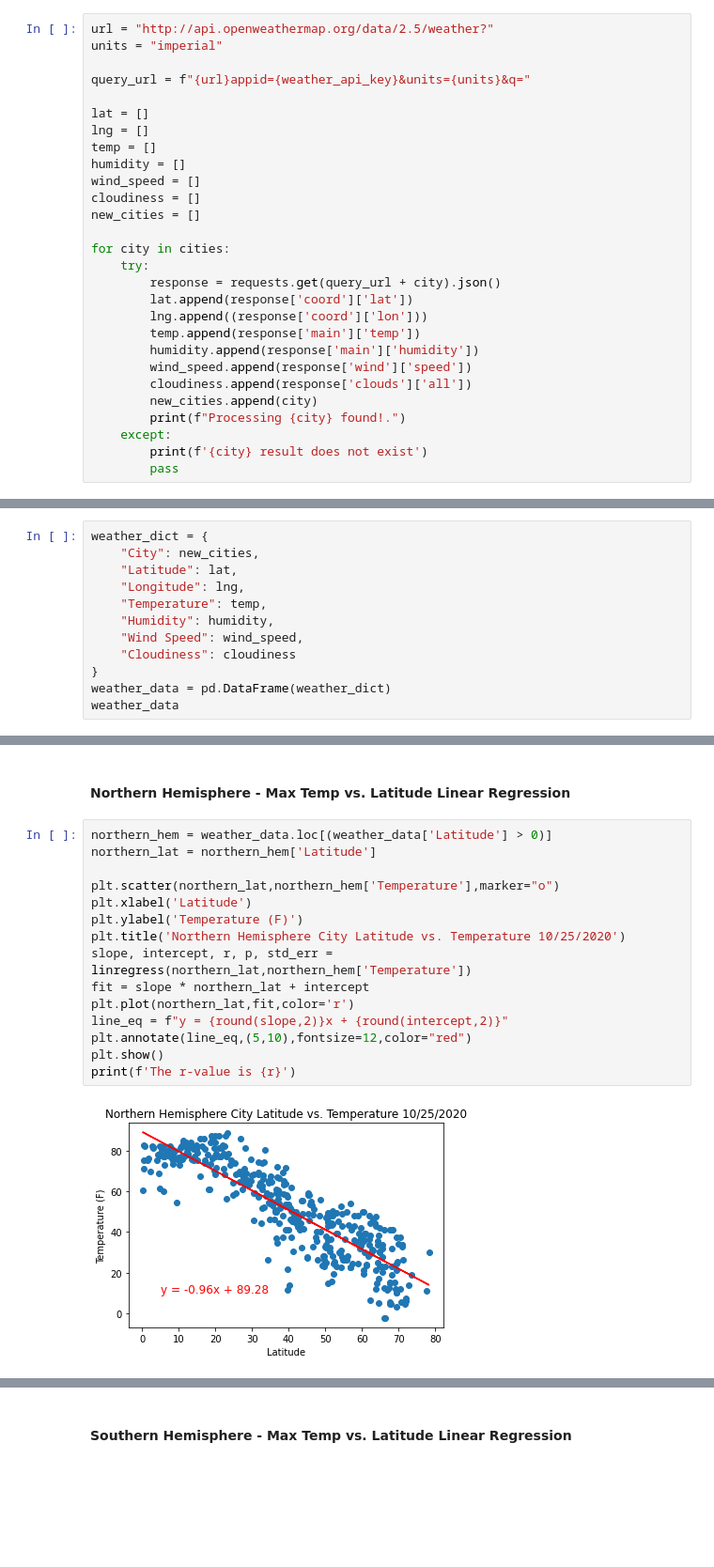
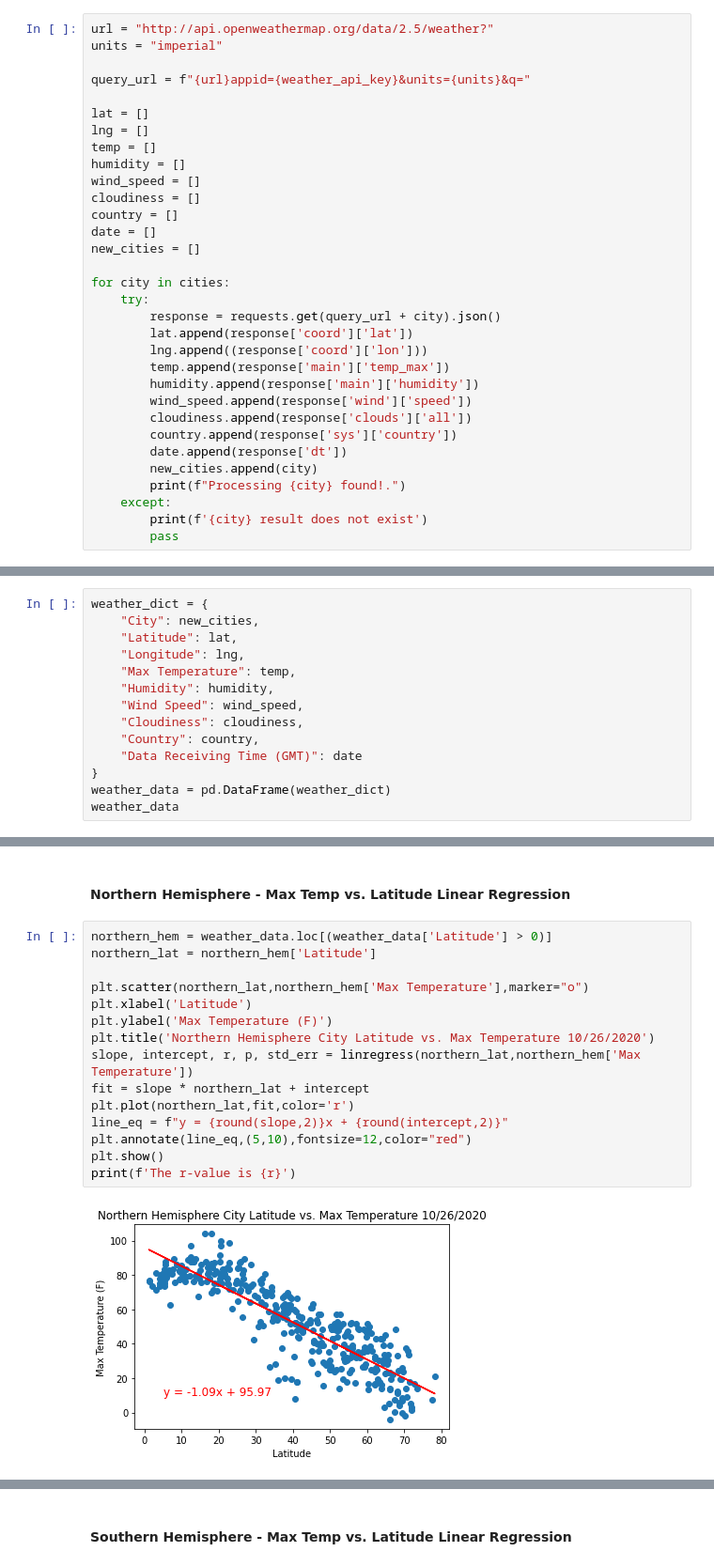
Before and after one commit to AustinRCole/python-api-challenge, a Jupyter notebook: WeatherPy/WeatherPy.ipynb, the cells around one changed output, grey strips where cells are left out. Shown: that part at 94% size. Cells and saved outputs as stored; diff of their text form; blank space fills up the shorter version.

```diff
--- a/WeatherPy/WeatherPy.ipynb
+++ b/WeatherPy/WeatherPy.ipynb
@@ -65,6 +65,8 @@ temp = []
 humidity = []
 wind_speed = []
 cloudiness = []
+country = []
+date = []
 new_cities = []
 
 for city in cities:
@@ -72,10 +74,12 @@ for city in cities:
         response = requests.get(query_url + city).json()
         lat.append(response['coord']['lat'])
         lng.append((response['coord']['lon']))
-        temp.append(response['main']['temp'])
+        temp.append(response['main']['temp_max'])
         humidity.append(response['main']['humidity'])
         wind_speed.append(response['wind']['speed'])
         cloudiness.append(response['clouds']['all'])
+        country.append(response['sys']['country'])
+        date.append(response['dt'])
         new_cities.append(city)
         print(f"Processing {city} found!.")
     except:
@@ -108,10 +112,12 @@ weather_dict = {
     "City": new_cities,
     "Latitude": lat,
     "Longitude": lng,
-    "Temperature": temp,
+    "Max Temperature": temp,
     "Humidity": humidity,
     "Wind Speed": wind_speed,
-    "Cloudiness": cloudiness
+    "Cloudiness": cloudiness,
+    "Country": country,
+    "Data Receiving Time (GMT)": date
 }
 weather_data = pd.DataFrame(weather_dict)
 weather_data
@@ -227,17 +233,17 @@ plt.show()
 # %%
 northern_hem = weather_data.loc[(weather_data['Latitude'] > 0)]
 northern_lat = northern_hem['Latitude']
 
-plt.scatter(northern_lat,northern_hem['Temperature'],marker="o")
+plt.scatter(northern_lat,northern_hem['Max Temperature'],marker="o")
 plt.xlabel('Latitude')
-plt.ylabel('Temperature (F)')
-plt.title('Northern Hemisphere City Latitude vs. Temperature 10/25/2020')
-slope, intercept, r, p, std_err = linregress(northern_lat,northern_hem['Temperature'])
+plt.ylabel('Max Temperature (F)')
+plt.title('Northern Hemisphere City Latitude vs. Max Temperature 10/26/2020')
+slope, intercept, r, p, std_err = linregress(northern_lat,northern_hem['Max Temperature'])
 fit = slope * northern_lat + intercept
 plt.plot(northern_lat,fit,color='r')
 line_eq = f"y = {round(slope,2)}x + {round(intercept,2)}"
 plt.annotate(line_eq,(5,10),fontsize=12,color="red")
 plt.show()
 print(f'The r-value is {r}')
 # %% [output]
-[figure, old version]
+[figure, new version]
```
Also changed, not shown: parts of 17 cells of this notebook, 1 other file.
